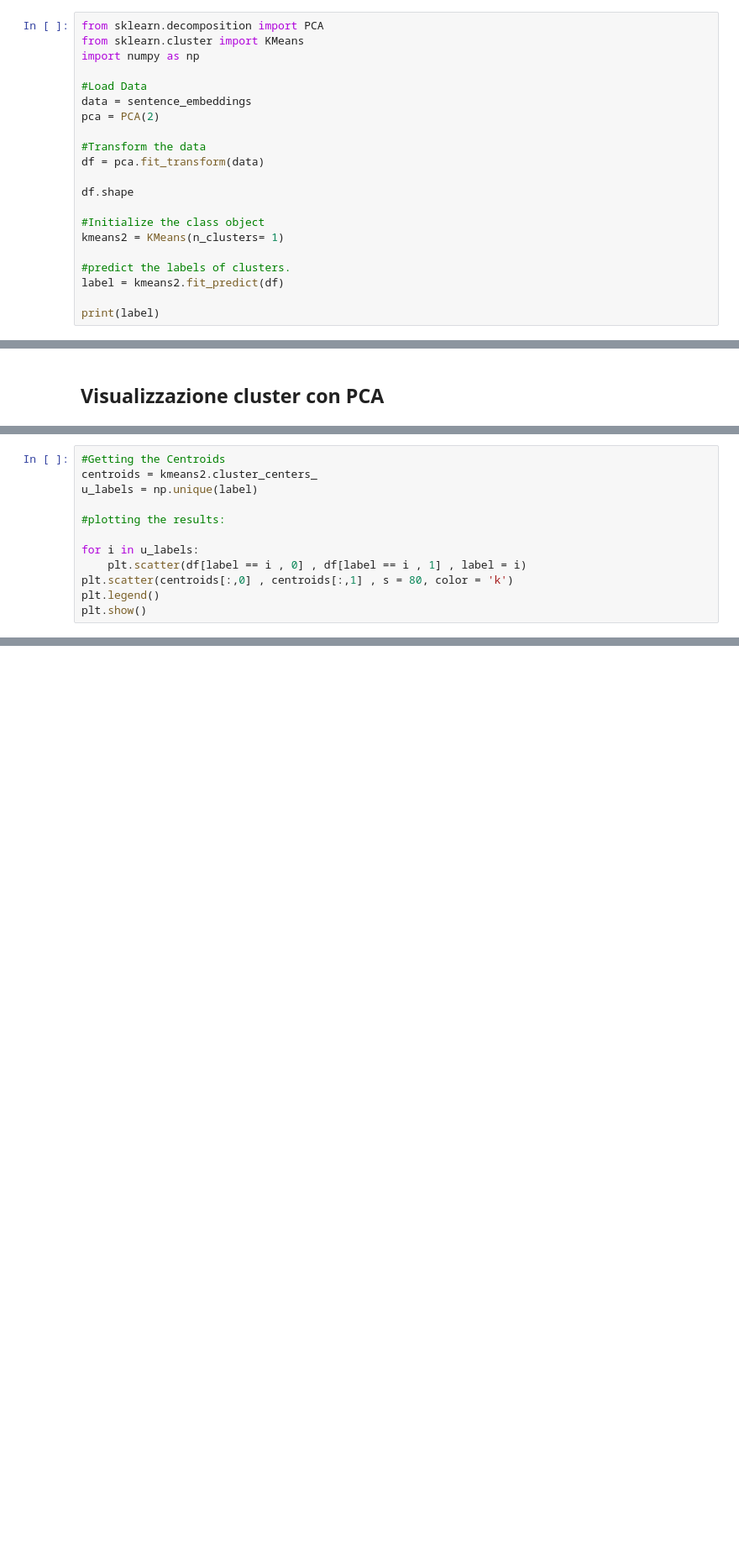
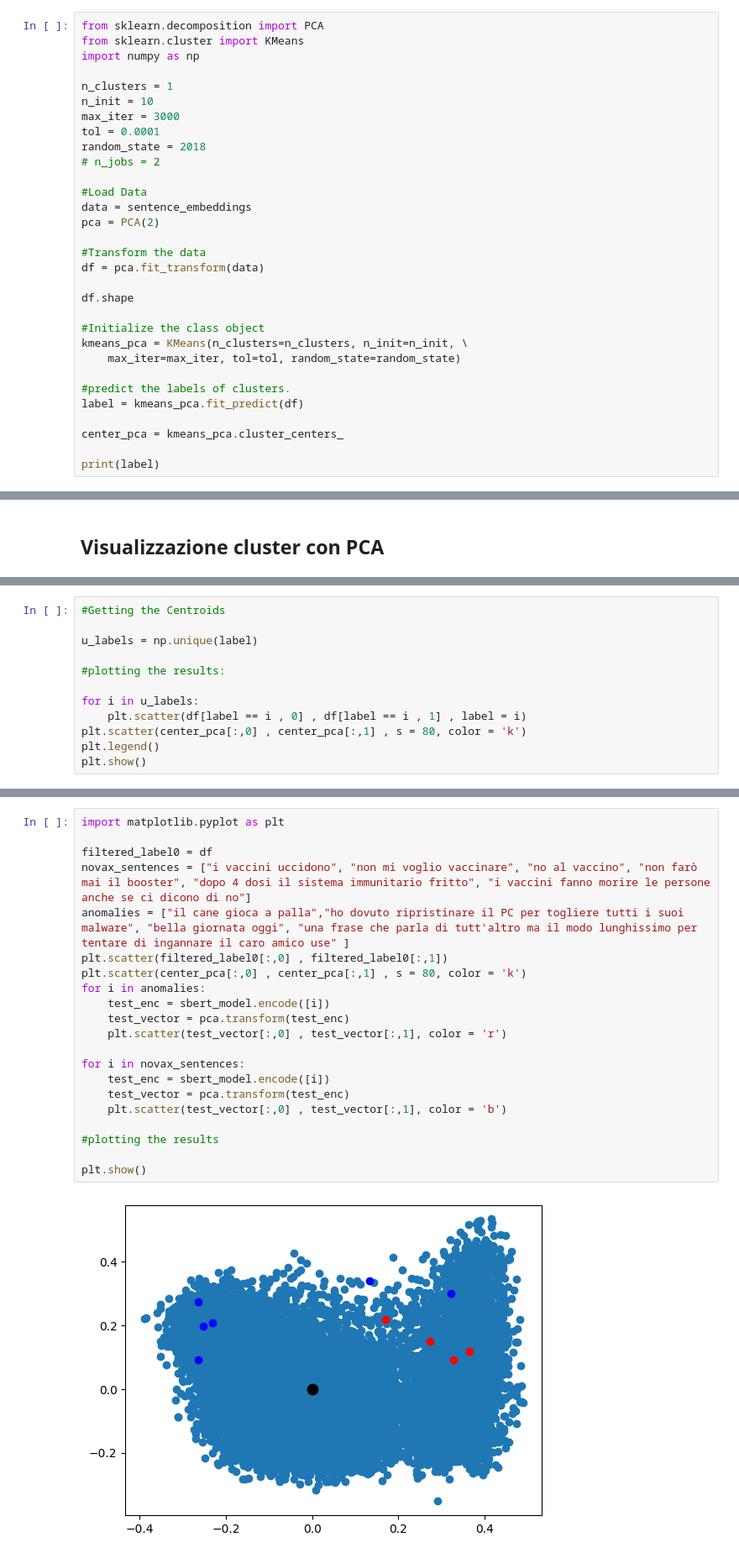
Before and after one commit to bovaristEliza/AE-GuANto, a Jupyter notebook: sbert.ipynb, the cells around one changed output, grey strips where cells are left out. Shown at 84% size. Saved outputs shown, nothing was run; the diff lists cells and outputs as text; blank space fills up the shorter version.

Commit message:
visualizzazione anomalie sul cluster

```diff
--- a/sbert.ipynb
+++ b/sbert.ipynb
@@ -258,6 +251,13 @@ Cosine: 0.291304792296342
 from sklearn.decomposition import PCA
 from sklearn.cluster import KMeans
 import numpy as np
+
+n_clusters = 1
+n_init = 10
+max_iter = 3000
+tol = 0.0001
+random_state = 2018
+# n_jobs = 2
 
 #Load Data
 data = sentence_embeddings
@@ -269,10 +269,13 @@ df = pca.fit_transform(data)
 df.shape
 
 #Initialize the class object
-kmeans2 = KMeans(n_clusters= 1)
+kmeans_pca = KMeans(n_clusters=n_clusters, n_init=n_init, \
+    max_iter=max_iter, tol=tol, random_state=random_state)
 
 #predict the labels of clusters.
-label = kmeans2.fit_predict(df)
+label = kmeans_pca.fit_predict(df)
+
+center_pca = kmeans_pca.cluster_centers_
 
 print(label)
 # %% [output]
@@ -292,14 +295,14 @@ plt.show()
 [figure]
 # %%
 #Getting the Centroids
-centroids = kmeans2.cluster_centers_
+
 u_labels = np.unique(label)
 
 #plotting the results:
 
 for i in u_labels:
     plt.scatter(df[label == i , 0] , df[label == i , 1] , label = i)
-plt.scatter(centroids[:,0] , centroids[:,1] , s = 80, color = 'k')
+plt.scatter(center_pca[:,0] , center_pca[:,1] , s = 80, color = 'k')
 plt.legend()
 plt.show()
 # %% [output]
@@ -381,0 +384,23 @@ Error:
+# %%
+import matplotlib.pyplot as plt
+
+filtered_label0 = df
+novax_sentences = ["i vaccini uccidono", "non mi voglio vaccinare", "no al vaccino", "non farò mai il booster", "dopo 4 dosi il sistema immunitario fritto", "i vaccini fanno morire le persone anche se ci dicono di no"]
+anomalies = ["il cane gioca a palla","ho dovuto ripristinare il PC per togliere tutti i suoi malware", "bella giornata oggi", "una frase che parla di tutt'altro ma il modo lunghissimo per tentare di ingannare il caro amico use" ]
+plt.scatter(filtered_label0[:,0] , filtered_label0[:,1])
+plt.scatter(center_pca[:,0] , center_pca[:,1] , s = 80, color = 'k')
+for i in anomalies:
+    test_enc = sbert_model.encode([i])
+    test_vector = pca.transform(test_enc)
+    plt.scatter(test_vector[:,0] , test_vector[:,1], color = 'r')
+
+for i in novax_sentences:
+    test_enc = sbert_model.encode([i])
+    test_vector = pca.transform(test_enc)
+    plt.scatter(test_vector[:,0] , test_vector[:,1], color = 'b')
+
+#plotting the results
+
+plt.show()
+# %% [output]
+[figure, added]
```
Also changed, not shown: parts of 4 cells of this notebook.
